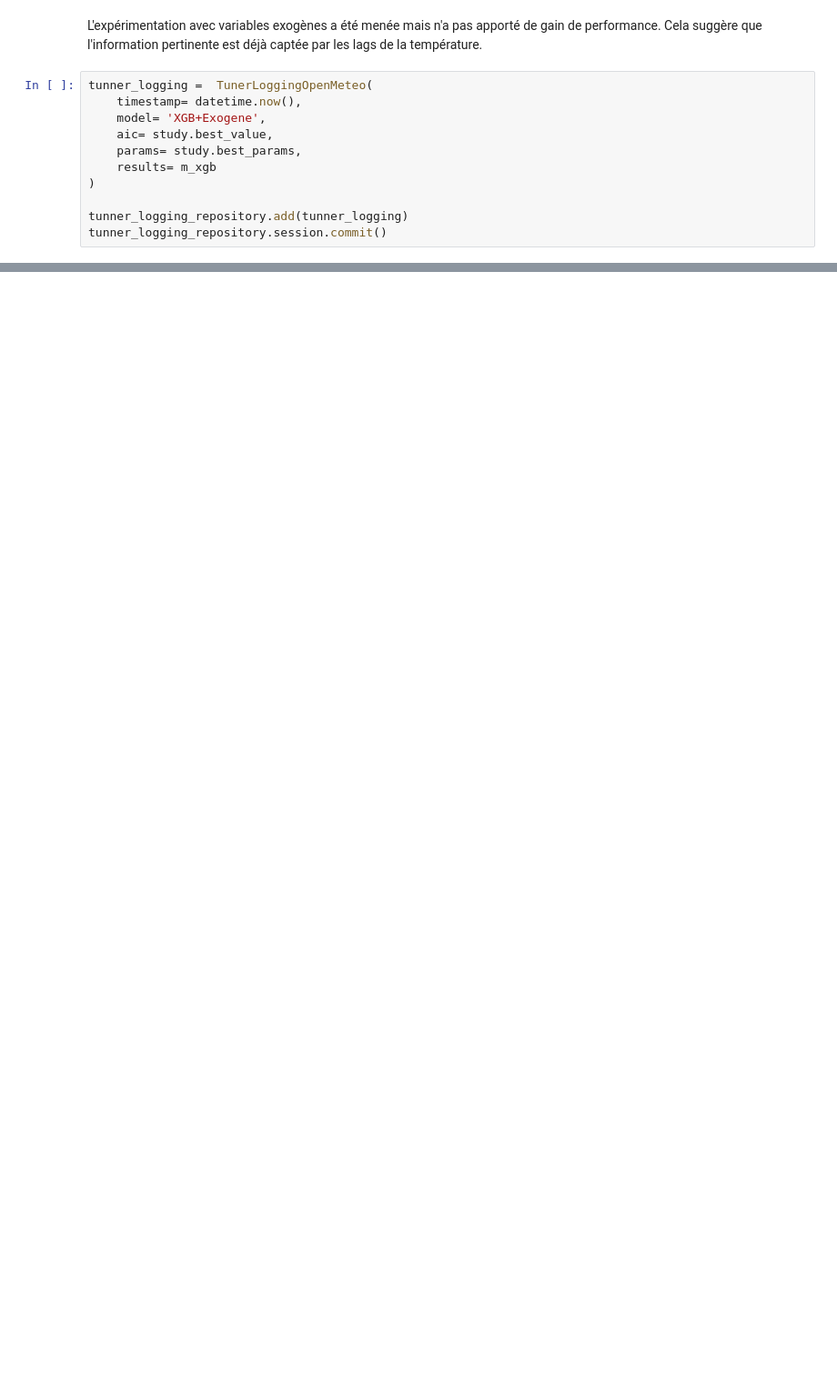
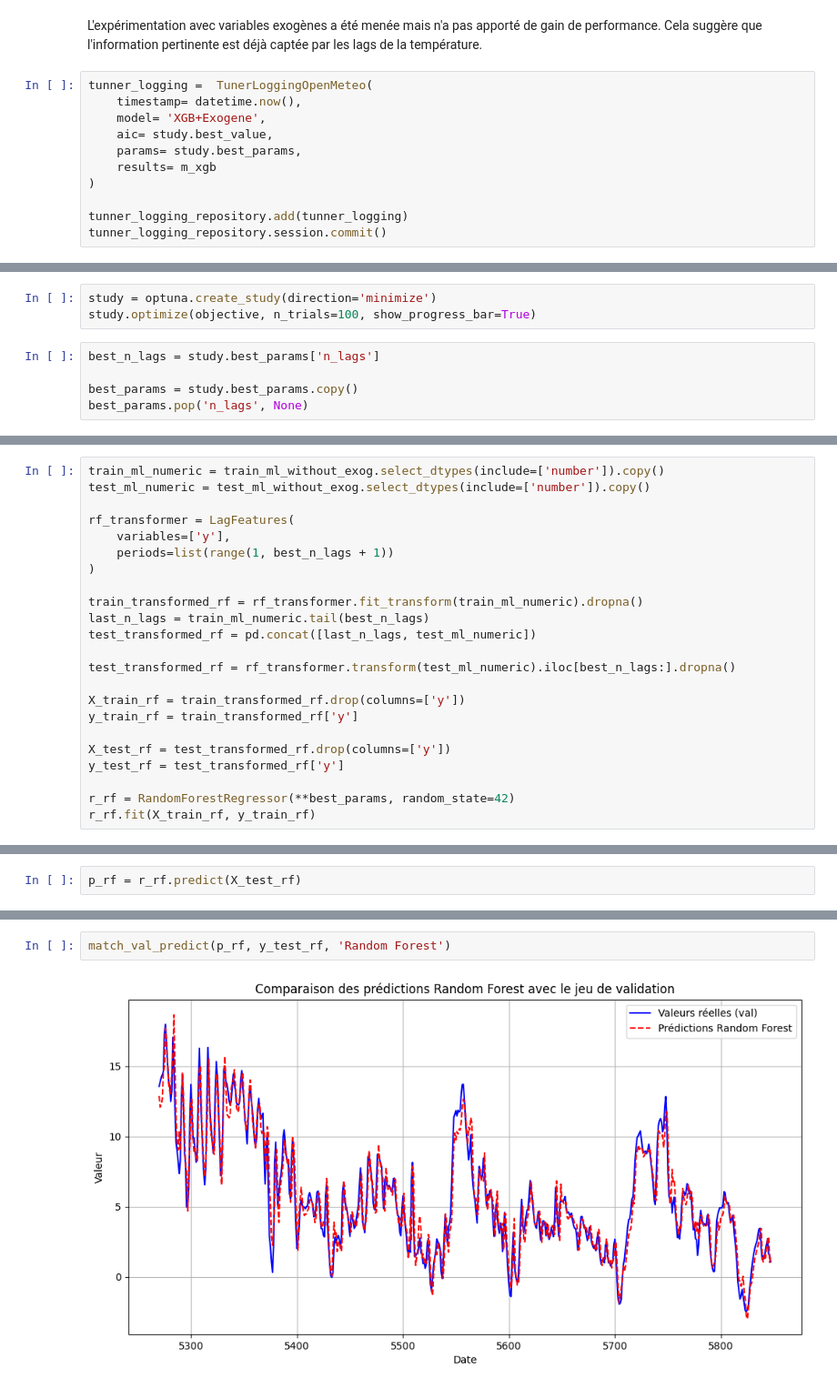
Before and after one commit to 2024-2025-estia-bihar/mesp2-laurent-sini, a Jupyter notebook: notebooks/EDA_Machine_Learning.ipynb, the cells around one changed output, grey strips where cells are left out. Shown at 91% size. Drawn from its saved outputs; the diff is of its cells as text; blank space fills up the shorter version.

```diff
--- a/notebooks/EDA_Machine_Learning.ipynb
+++ b/notebooks/EDA_Machine_Learning.ipynb
@@ -926,0 +989,8 @@ tunner_logging_repository.session.commit()
+# %%
+study = optuna.create_study(direction='minimize')
+study.optimize(objective, n_trials=100, show_progress_bar=True)
+# %%
+best_n_lags = study.best_params['n_lags']
+
+best_params = study.best_params.copy()
+best_params.pop('n_lags', None)
@@ -926,0 +999,23 @@ tunner_logging_repository.session.commit()
+# %%
+train_ml_numeric = train_ml_without_exog.select_dtypes(include=['number']).copy()
+test_ml_numeric = test_ml_without_exog.select_dtypes(include=['number']).copy()
+
+rf_transformer = LagFeatures(
+    variables=['y'],
+    periods=list(range(1, best_n_lags + 1))
+)
+
+train_transformed_rf = rf_transformer.fit_transform(train_ml_numeric).dropna()
+last_n_lags = train_ml_numeric.tail(best_n_lags)
+test_transformed_rf = pd.concat([last_n_lags, test_ml_numeric])
+
+test_transformed_rf = rf_transformer.transform(test_ml_numeric).iloc[best_n_lags:].dropna()
+
+X_train_rf = train_transformed_rf.drop(columns=['y'])
+y_train_rf = train_transformed_rf['y']
+
+X_test_rf = test_transformed_rf.drop(columns=['y'])
+y_test_rf = test_transformed_rf['y']
+
+r_rf = RandomForestRegressor(**best_params, random_state=42)
+r_rf.fit(X_train_rf, y_train_rf)
@@ -926,0 +1026,2 @@ tunner_logging_repository.session.commit()
+# %%
+p_rf = r_rf.predict(X_test_rf)
@@ -926,0 +1035,4 @@ tunner_logging_repository.session.commit()
+# %%
+match_val_predict(p_rf, y_test_rf, 'Random Forest')
+# %% [output]
+[figure, added]
```
Also changed, not shown: parts of 20 cells of this notebook.
